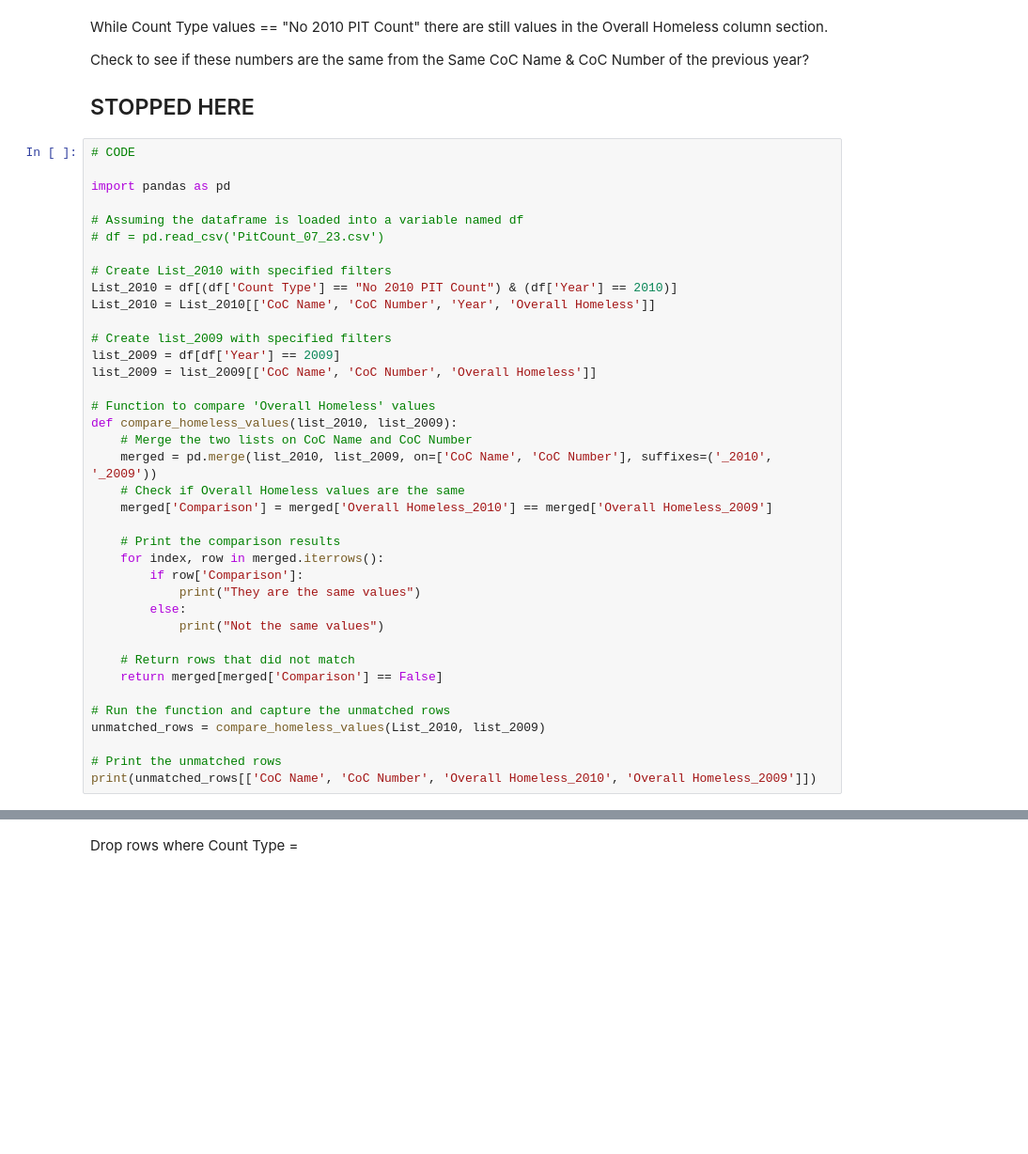
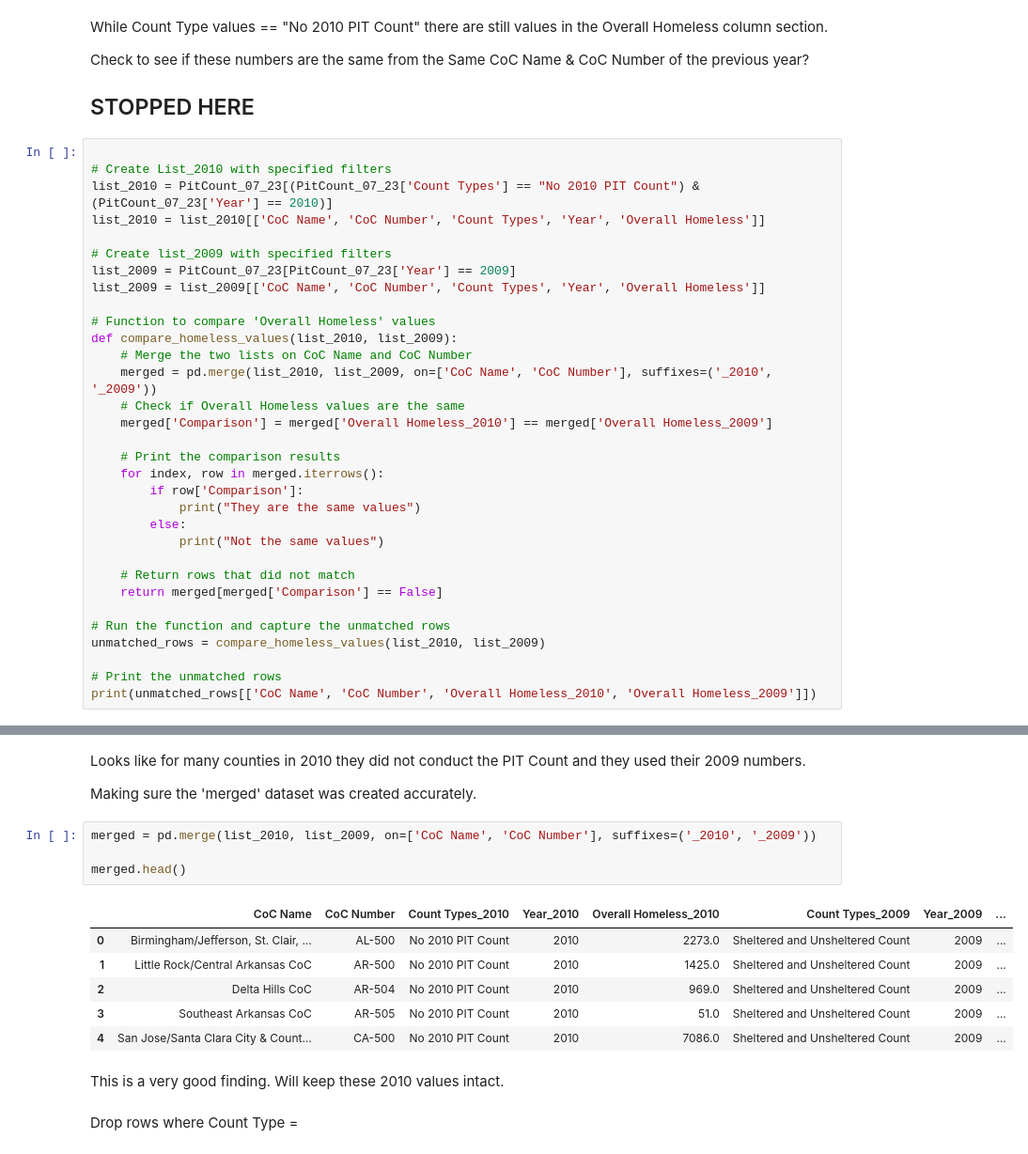
Before and after one commit to SinghNavnoor/homelessness_PIT_count_analysis, a Jupyter notebook: homeless_analysis.ipynb, the cells around one changed output, grey strips where cells are left out. Shown at 94% size. Saved outputs shown, nothing was run; the diff lists cells and outputs as text; blank space fills up the shorter version.

```diff
--- a/homeless_analysis.ipynb
+++ b/homeless_analysis.ipynb
@@ -902,20 +902,14 @@ Check to see if these numbers are the same from the Same CoC Name & CoC Number o
 
 ## STOPPED HERE
 # %%
-# CODE
-
-import pandas as pd
-
-# Assuming the dataframe is loaded into a variable named df
-# df = pd.read_csv('PitCount_07_23.csv')
 
 # Create List_2010 with specified filters
-List_2010 = df[(df['Count Type'] == "No 2010 PIT Count") & (df['Year'] == 2010)]
-List_2010 = List_2010[['CoC Name', 'CoC Number', 'Year', 'Overall Homeless']]
+list_2010 = PitCount_07_23[(PitCount_07_23['Count Types'] == "No 2010 PIT Count") & (PitCount_07_23['Year'] == 2010)]
+list_2010 = list_2010[['CoC Name', 'CoC Number', 'Count Types', 'Year', 'Overall Homeless']]
 
 # Create list_2009 with specified filters
-list_2009 = df[df['Year'] == 2009]
-list_2009 = list_2009[['CoC Name', 'CoC Number', 'Overall Homeless']]
+list_2009 = PitCount_07_23[PitCount_07_23['Year'] == 2009]
+list_2009 = list_2009[['CoC Name', 'CoC Number', 'Count Types', 'Year', 'Overall Homeless']]
 
 # Function to compare 'Overall Homeless' values
 def compare_homeless_values(list_2010, list_2009):
@@ -935,7 +929,7 @@ def compare_homeless_values(list_2010, list_2009):
     return merged[merged['Comparison'] == False]
 
 # Run the function and capture the unmatched rows
-unmatched_rows = compare_homeless_values(List_2010, list_2009)
+unmatched_rows = compare_homeless_values(list_2010, list_2009)
 
 # Print the unmatched rows
 print(unmatched_rows[['CoC Name', 'CoC Number', 'Overall Homeless_2010', 'Overall Homeless_2009']])
@@ -942,3 +954,20 @@ print(unmatched_rows[['CoC Name', 'CoC Number', 'Overall Homeless_2010', 'Overal
+# %% [markdown]
+Looks like for many counties in 2010 they did not conduct the PIT Count and they used their 2009 numbers.
+
+Making sure the 'merged' dataset was created accurately.
+# %%
+merged = pd.merge(list_2010, list_2009, on=['CoC Name', 'CoC Number'], suffixes=('_2010', '_2009'))
+
+merged.head()
+# %% [output]
+|  | CoC Name | CoC Number | Count Types_2010 | Year_2010 | Overall Homeless_2010 | Count Types_2009 | Year_2009 | ... |
+| 0 | Birmingham/Jefferson, St. Clair, ... | AL-500 | No 2010 PIT Count | 2010 | 2273.0 | Sheltered and Unsheltered Count | 2009 | ... |
+| 1 | Little Rock/Central Arkansas CoC | AR-500 | No 2010 PIT Count | 2010 | 1425.0 | Sheltered and Unsheltered Count | 2009 | ... |
+| 2 | Delta Hills CoC | AR-504 | No 2010 PIT Count | 2010 | 969.0 | Sheltered and Unsheltered Count | 2009 | ... |
+| 3 | Southeast Arkansas CoC | AR-505 | No 2010 PIT Count | 2010 | 51.0 | Sheltered and Unsheltered Count | 2009 | ... |
+| 4 | San Jose/Santa Clara City & Count... | CA-500 | No 2010 PIT Count | 2010 | 7086.0 | Sheltered and Unsheltered Count | 2009 | ... |
+# %% [markdown]
+This is a very good finding. Will keep these 2010 values intact.
 # %% [markdown]
 Drop rows where Count Type =
 # %%
```
Also changed, not shown: parts of 5 cells of this notebook.
